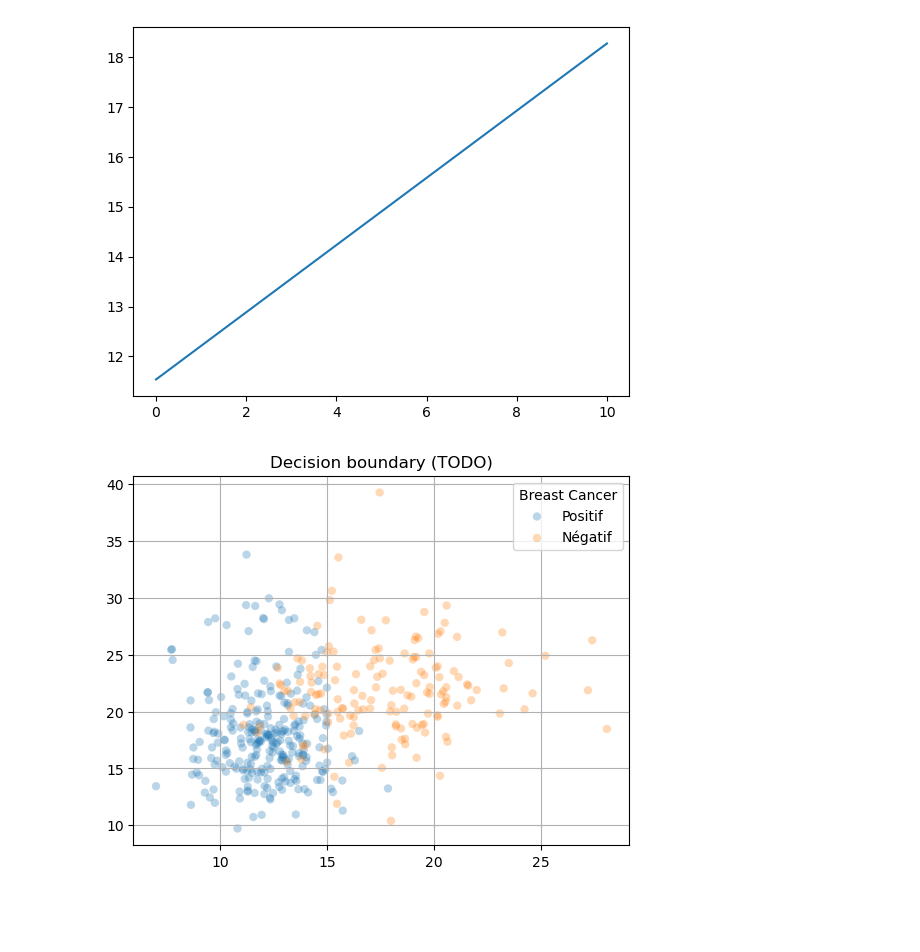
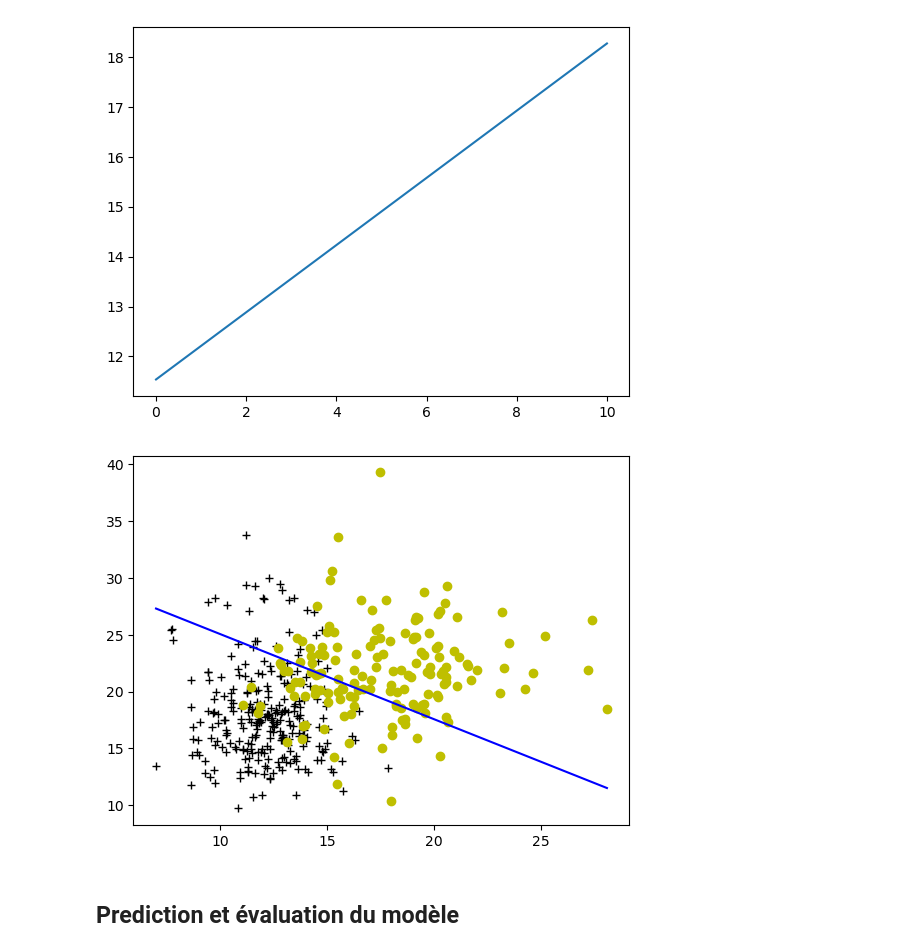
Before and after one commit to YuTingdata/regression_logistique, a Jupyter notebook: logistic_regression.ipynb, the cells around one changed output. Cells and saved outputs as stored; diff of their text form; code cells hidden in the pictures; blank space fills up the shorter version.

Commit message:
Plot decision boundary

```diff
--- a/logistic_regression.ipynb
+++ b/logistic_regression.ipynb
@@ -466,15 +466,3 @@ def plot_decision_boundary(df, field1, field2, y, title, w, b):
     ax.set(title=title)
 
     plt.show()
-# %%
-plot_decision_boundary(
-    X_train_2features,
-    'mean radius',
-    'mean texture',
-    y,
-    "Decision boundary (TODO)",
-    w,
-    b
-)
-# %% [output]
-[figure, removed]
@@ -480,0 +516,8 @@ plot_decision_boundary(
+# %%
+#lr = LogisticRegression(eta=0.05, n_iter=1000, random_state=1)
+#lr.fit(X_train_1, y_train_1)
+plot_decision_boundary(w, b, X_train_2features.values, y_train.values)
+# %% [output]
+[figure, added]
+# %% [markdown]
+## Prediction et évaluation du modèle
```
Also changed, not shown: parts of 1 cell of this notebook.
